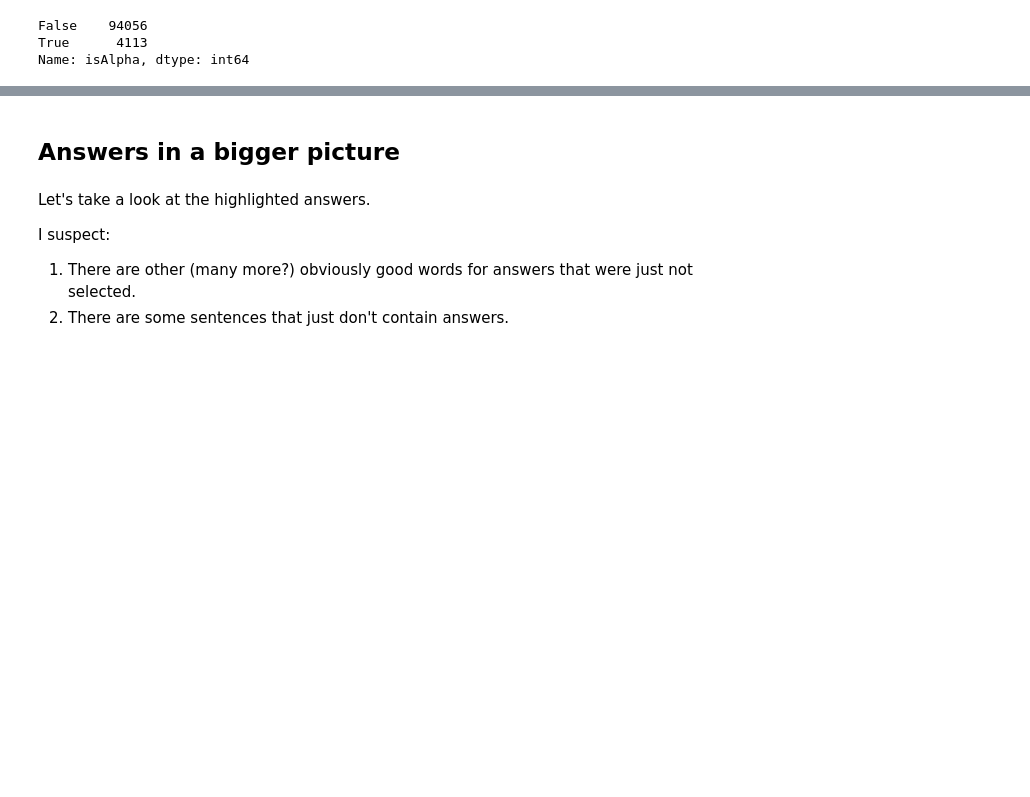
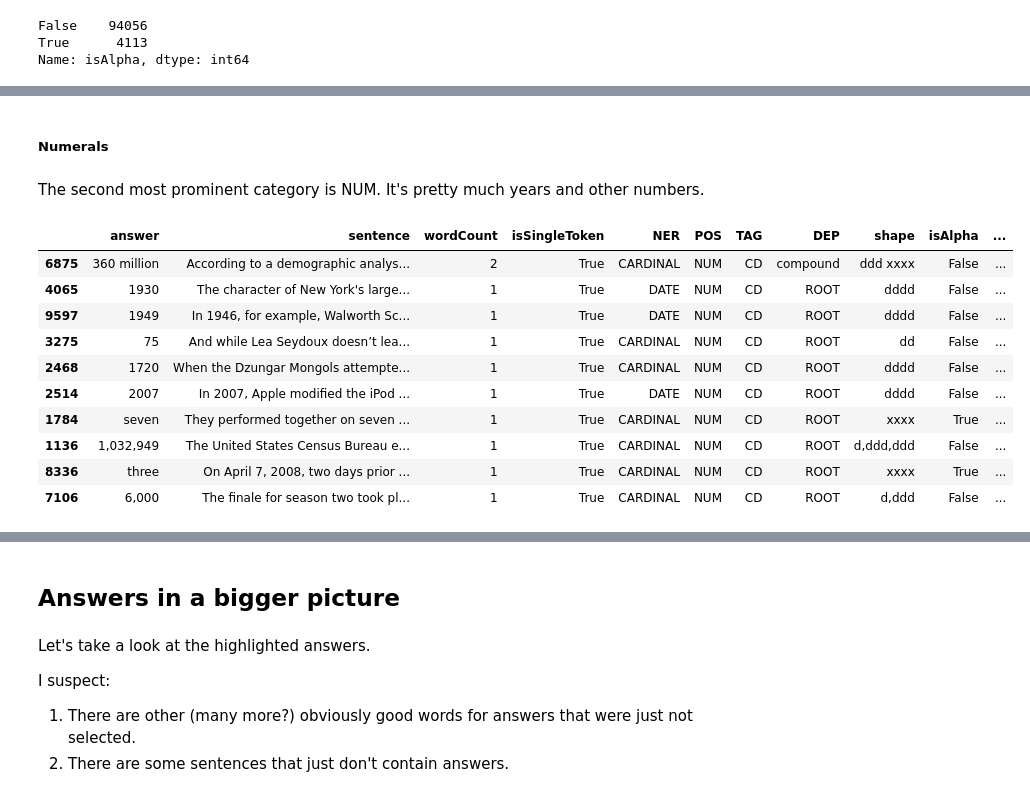
Before and after one commit to KristiyanVachev/Question-Generation, a Jupyter notebook: 01. Data Exploration/SQuADv1.ipynb, the cells around one changed output, grey strips where cells are left out. Drawn from its saved outputs; the diff is of its cells as text; code cells hidden in the pictures; blank space fills up the shorter version.

```diff
--- a/01. Data Exploration/SQuADv1.ipynb
+++ b/01. Data Exploration/SQuADv1.ipynb
@@ -930,0 +974,18 @@ And also, I think I need to explore the difference between answer and a non-answ
+# %% [markdown]
+##### Numerals
+# %% [markdown]
+The second most prominent category is NUM. It's pretty much years and other numbers.
+# %%
+answersDf[answersDf['POS'] == 'NUM'].sample(n=10, random_state=16)
+# %% [output]
+|  | answer | sentence | wordCount | isSingleToken | NER | POS | TAG | DEP | shape | isAlpha | ... |
+| 6875 | 360 million | According to a demographic analys... | 2 | True | CARDINAL | NUM | CD | compound | ddd xxxx | False | ... |
+| 4065 | 1930 | The character of New York's large... | 1 | True | DATE | NUM | CD | ROOT | dddd | False | ... |
+| 9597 | 1949 | In 1946, for example, Walworth Sc... | 1 | True | DATE | NUM | CD | ROOT | dddd | False | ... |
+| 3275 | 75 | And while Lea Seydoux doesn’t lea... | 1 | True | CARDINAL | NUM | CD | ROOT | dd | False | ... |
+| 2468 | 1720 | When the Dzungar Mongols attempte... | 1 | True | CARDINAL | NUM | CD | ROOT | dddd | False | ... |
+| 2514 | 2007 | In 2007, Apple modified the iPod ... | 1 | True | DATE | NUM | CD | ROOT | dddd | False | ... |
+| 1784 | seven | They performed together on seven ... | 1 | True | CARDINAL | NUM | CD | ROOT | xxxx | True | ... |
+| 1136 | 1,032,949 | The United States Census Bureau e... | 1 | True | CARDINAL | NUM | CD | ROOT | d,ddd,ddd | False | ... |
+| 8336 | three | On April 7, 2008, two days prior ... | 1 | True | CARDINAL | NUM | CD | ROOT | xxxx | True | ... |
+| 7106 | 6,000 | The finale for season two took pl... | 1 | True | CARDINAL | NUM | CD | ROOT | d,ddd | False | ... |
```
Also changed, not shown: parts of 27 cells of this notebook.
